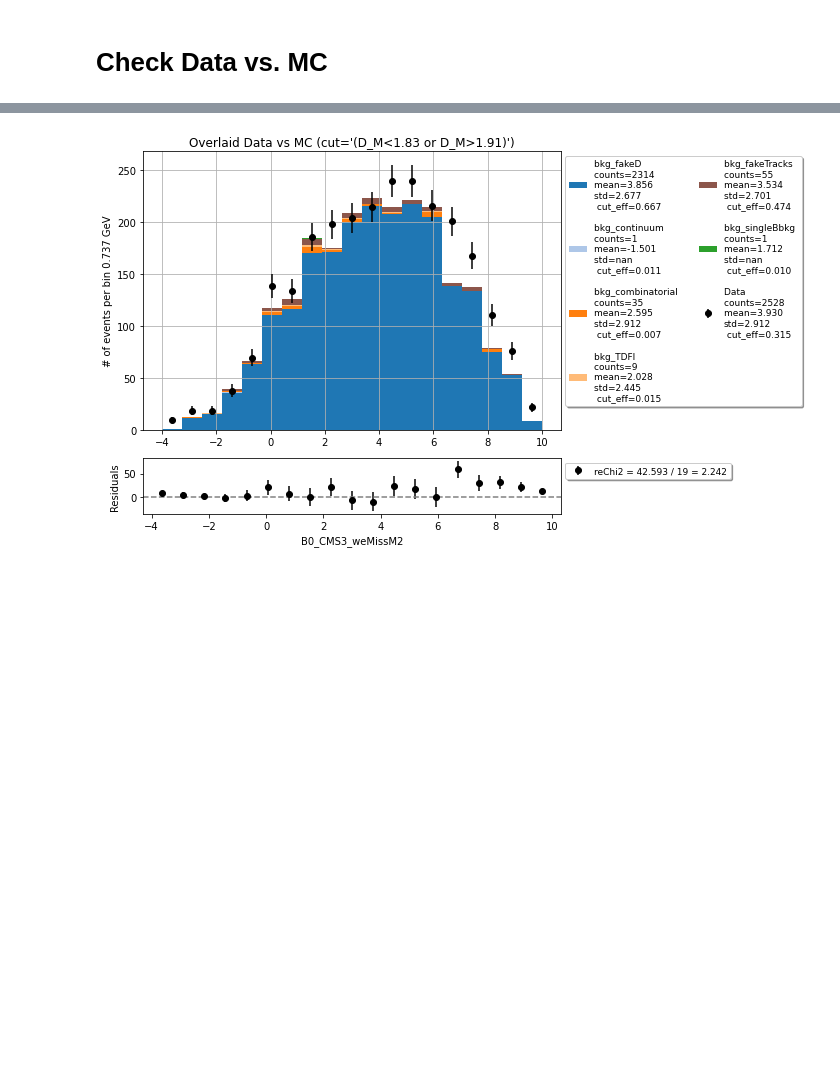
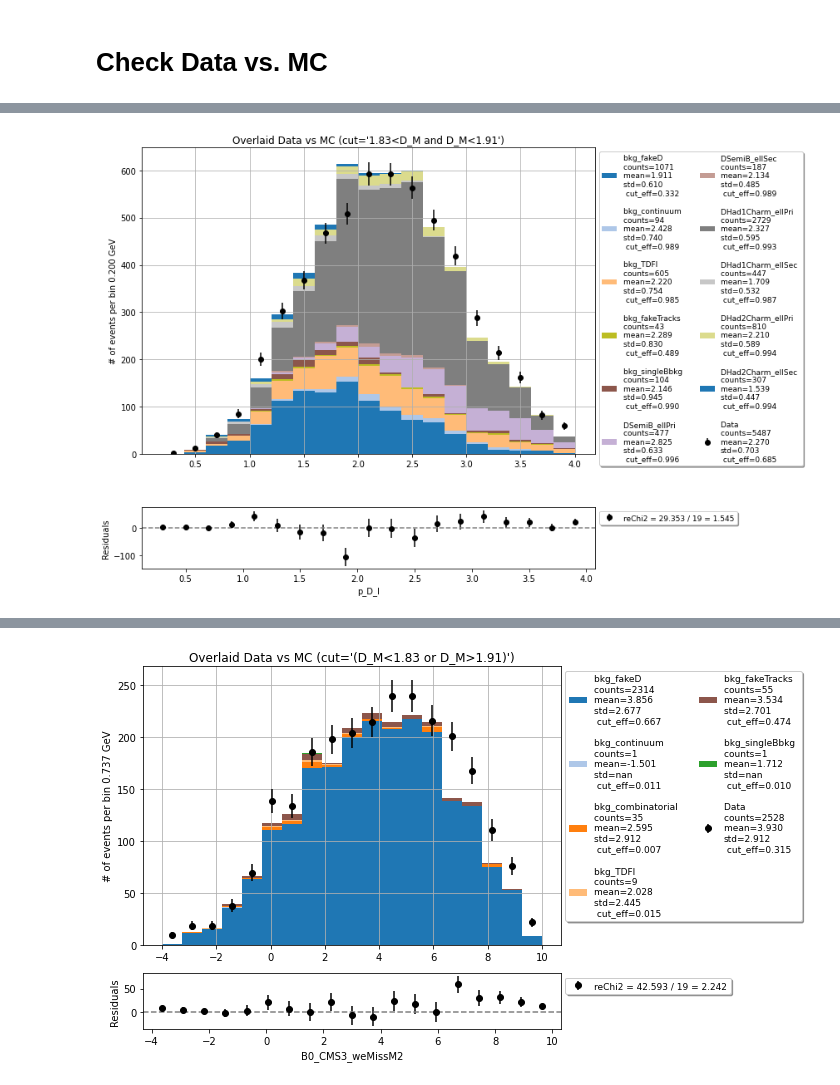
Before and after one commit to zjkjsd/inclusive_R_D, a Jupyter notebook: Notebooks/Plotting/4_PlotNtuple_wrongCharge.ipynb, the cells around one changed output, grey strips where cells are left out. Cells and saved outputs as stored; diff of their text form; code cells hidden in the pictures; blank space fills up the shorter version.

```diff
--- a/Notebooks/Plotting/4_PlotNtuple_wrongCharge.ipynb
+++ b/Notebooks/Plotting/4_PlotNtuple_wrongCharge.ipynb
@@ -376,0 +249,14 @@ plt.show()
+# %%
+b2 = np.linspace(0.2,4,20)
+a,b=mpl_wc.plot_data_mc_stacked(variable='p_D_l',bins=b2,ratio=False,
+                          cut='1.83<D_M and D_M<1.91',
+                          correction=False,mask=[],figsize=(12,8),
+                          legend_nc=2,legend_fs=9,weights={
+                              'DSemiB_ellPri':    1,
+                              'DSemiB_ellSec':    0.2,
+                              'DHad1Charm_ellPri':1,
+                              'DHad1Charm_ellSec':0.2,
+                              'DHad2Charm_ellPri':0.2,
+                              'DHad2Charm_ellSec':0.2})
+# %% [output]
+[figure, added]
```
Also changed, not shown: parts of 23 cells of this notebook, 3 other files.
